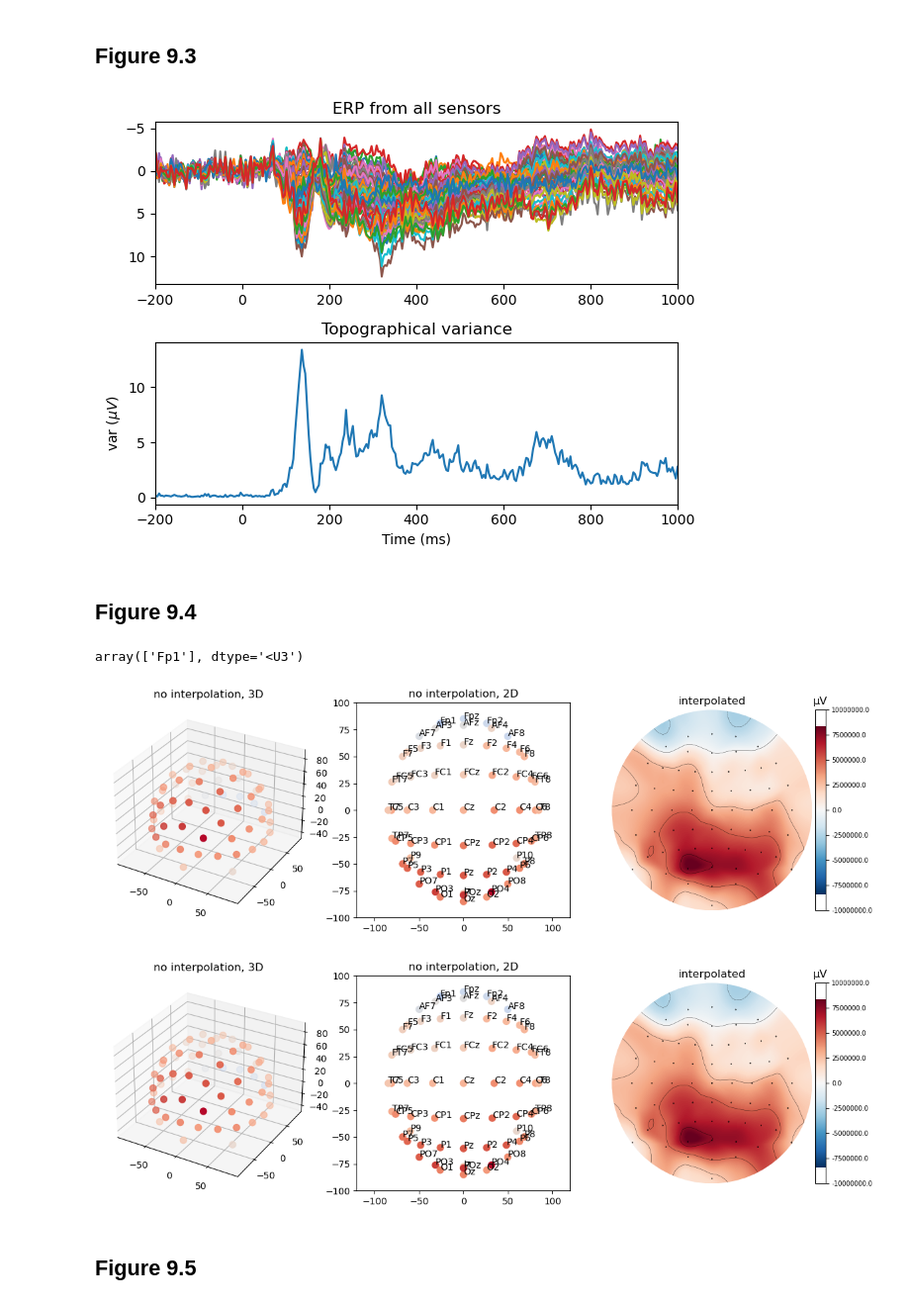
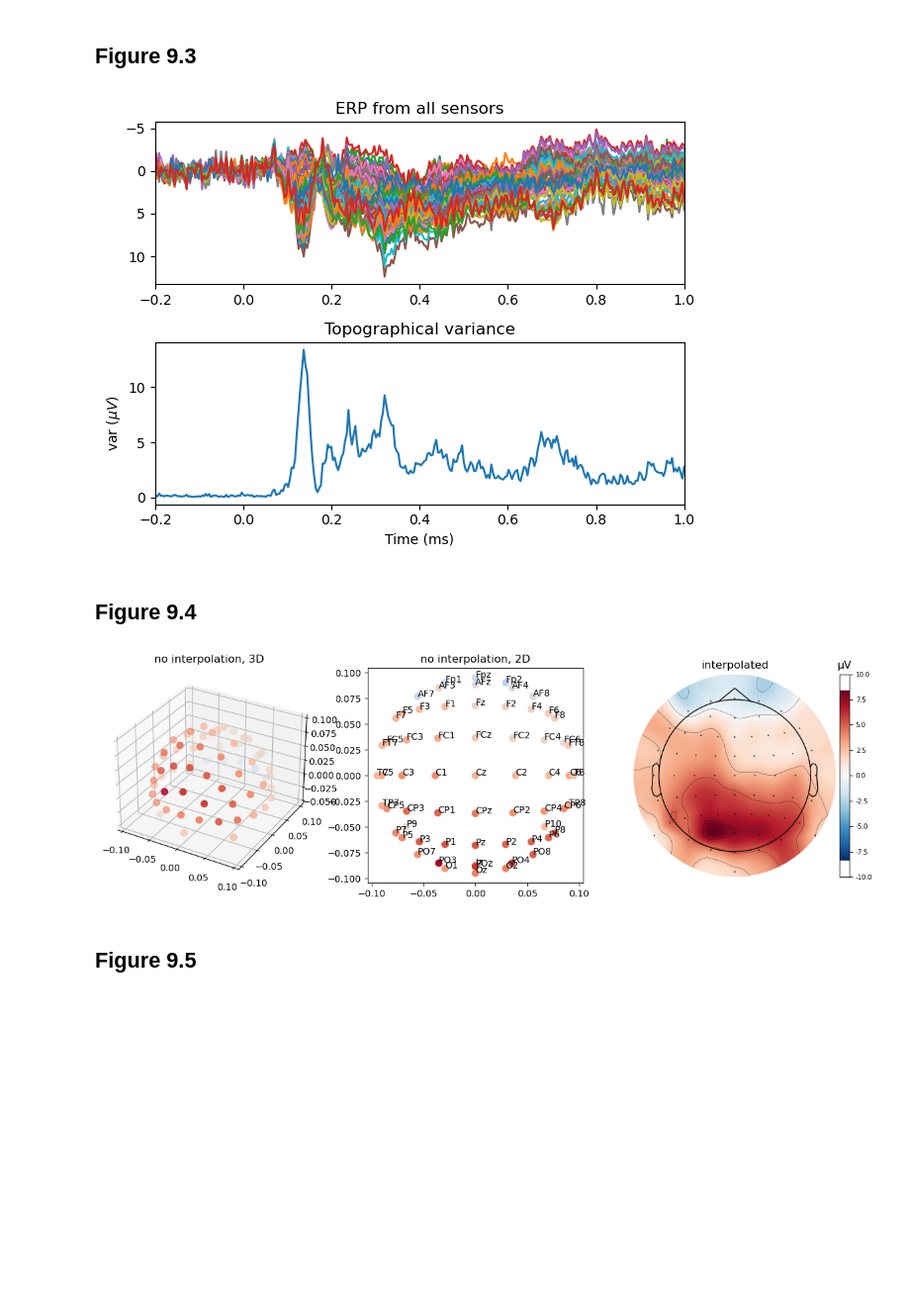
Before and after one commit to Yujingoto/AnalyzingNeuralTimeSeries_Python_Implimentation, a Jupyter notebook: Chapter09.ipynb, the cells around one changed output. Shown at 99% size. Cells and saved outputs as stored; diff of their text form; code cells hidden in the pictures; blank space fills up the shorter version.

```diff
--- a/Chapter09.ipynb
+++ b/Chapter09.ipynb
@@ -144,80 +179,60 @@ plt.gca().invert_yaxis() #EEG convention to flip y axis
 plt.figure()
 
 plt.subplot(2, 1, 1)
-plt.plot(times,np.squeeze(data.mean(axis=2)).T)
-plt.xlim([-200, 1000])
+plt.plot(times,data.mean(axis=0).T)
+plt.xlim([-.2, 1])
 plt.gca().invert_yaxis() #flip for EEG conventions
 plt.title("ERP from all sensors")
 
 #topographical variance plot
 
 plt.subplot(2, 1, 2)
-plt.plot(times,np.squeeze(data.mean(axis=2).var(axis=0)))
-plt.xlim([-200,1000])
+plt.plot(times,data.mean(axis=0).var(axis=0))
+plt.xlim([-.2,1])
 plt.xlabel("Time (ms)")
 plt.ylabel("var "+r'$ (\mu V) $')
 plt.title("Topographical variance")
 plt.tight_layout()
 # %% [output]
-[figure, old version]
+[figure, new version]
 # %% [markdown]
 ## Figure 9.4
-# %%
-chanlocslabels[0]
-# %% [output]
-array(['Fp1'], dtype='<U3')
-# %%
-# create mne Evoked object
-
-# create channel montage
-EEG = eeg_data['EEG']
-chan_labels = [str(label) for label in chan_locs_labels.tolist()[0]]
-
-# Y: right-left, needed to be reversed, X: bottom-top
-coords = np.vstack([-EEG[0,0]['chanlocs']['Y'],EEG[0,0]['chanlocs']['X'],EEG[0,0]['chanlocs']['Z']]).T
-coords_as_tuples = [tuple(coord) for coord in coords]
-ch_pos = {label: coord for label, coord in zip(chan_labels, coords_as_tuples)}
-montage = mne.channels.make_dig_montage(ch_pos = dict(zip(chan_labels, coords)), coord_frame='head')
-
-# create MNE Info and Evoked object
-info = mne.create_info(chan_labels, srate, ch_types='eeg')
-evoked = mne.EvokedArray(data.mean(axis=2), info, tmin=EEG['xmin'].tolist()[0][0][0][0])
-evoked.set_montage(montage);
+# %%
+# create mne Evoked object
+
+evoked = mne.EvokedArray(data.mean(axis=0)*10**(-6), epochs.info, tmin=tmin) # MNE treats V scale, not micro-volt
 # %%
 # topoplot with colored dots vs. interpolated surface
 
 # average voltage over trials for a given timepoint
 TOI = 300 # ms
-c = data.mean(axis=2)[:, np.argmin(abs(times - TOI))]
+c = data.mean(axis=0)[:, np.argmin(abs(times*1000 - TOI))]
 
 # create figure
 fig = plt.figure(figsize=(12,4), tight_layout=True)
 
 # plot topomap without interpolation, 3D
 clim = np.max(np.abs(c))
 ax_1 = fig.add_subplot(1, 3, 1, projection='3d')
-ax_1.scatter(EEG[0,0]['chanlocs']['Y'].tolist(), EEG[0,0]['chanlocs']['X'].tolist(), EEG[0,0]['chanlocs']['Z'].tolist(), s=50, c=c, cmap='coolwarm', vmin=-clim,vmax=clim)
+ax_1.scatter([pos[0] for pos in chan_pos], [pos[1] for pos in chan_pos], [pos[2] for pos in chan_pos], s=50, c=c, cmap='coolwarm', vmin=-clim,vmax=clim)
 ax_1.set(title='no interpolation, 3D')
 
 # plot topomap without interpolation
 ax_2 = fig.add_subplot(1, 3, 2)
-ax_2.scatter(EEG[0,0]['chanlocs']['Y'], EEG[0,0]['chanlocs']['X'], s=50, c=c, cmap='coolwarm', vmin=-clim, vmax=clim)
+ax_2.scatter([pos[0] for pos in chan_pos], [pos[1] for pos in chan_pos], s=50, c=c, cmap='coolwarm', vmin=-clim, vmax=clim)
 for i in range(len(chan_labels)):
-    ax_2.text(-EEG[0,0]['chanlocs'][0,i]['Y'][0][0], EEG[0,0]['chanlocs'][0,i]['X'][0][0], f"{chan_locs_labels[0,i][0]}", fontsize=10)
+    ax_2.text([pos[0] for pos in chan_pos][i], [pos[1] for pos in chan_pos][i], f"{chan_labels[i]}", fontsize=10)
 ax_2.set(title='no interpolation, 2D')
-ax_2.set_xlim([-120,120])
-ax_2.set_ylim([-100,100])
 
 # plot interpolated data
 # make colorbar axis
 ax_3 = fig.add_subplot(1, 3, 3)
 divider = make_axes_locatable(ax_3)
 cax = divider.append_axes("right", size="5%", pad=0.05)
 ax_3.set(title='interpolated')
-evoked.plot_topomap(times=TOI/1000, axes=(ax_3, cax), time_format='')
+_=evoked.plot_topomap(times=TOI/1000, axes=(ax_3, cax), time_format='')
 # %% [output]
-[figure, old version]
+[figure, new version]
-[figure, removed]
 # %% [markdown]
 ## Figure 9.5
 # %%
```
Also changed, not shown: parts of 9 cells of this notebook, 8 other files.
